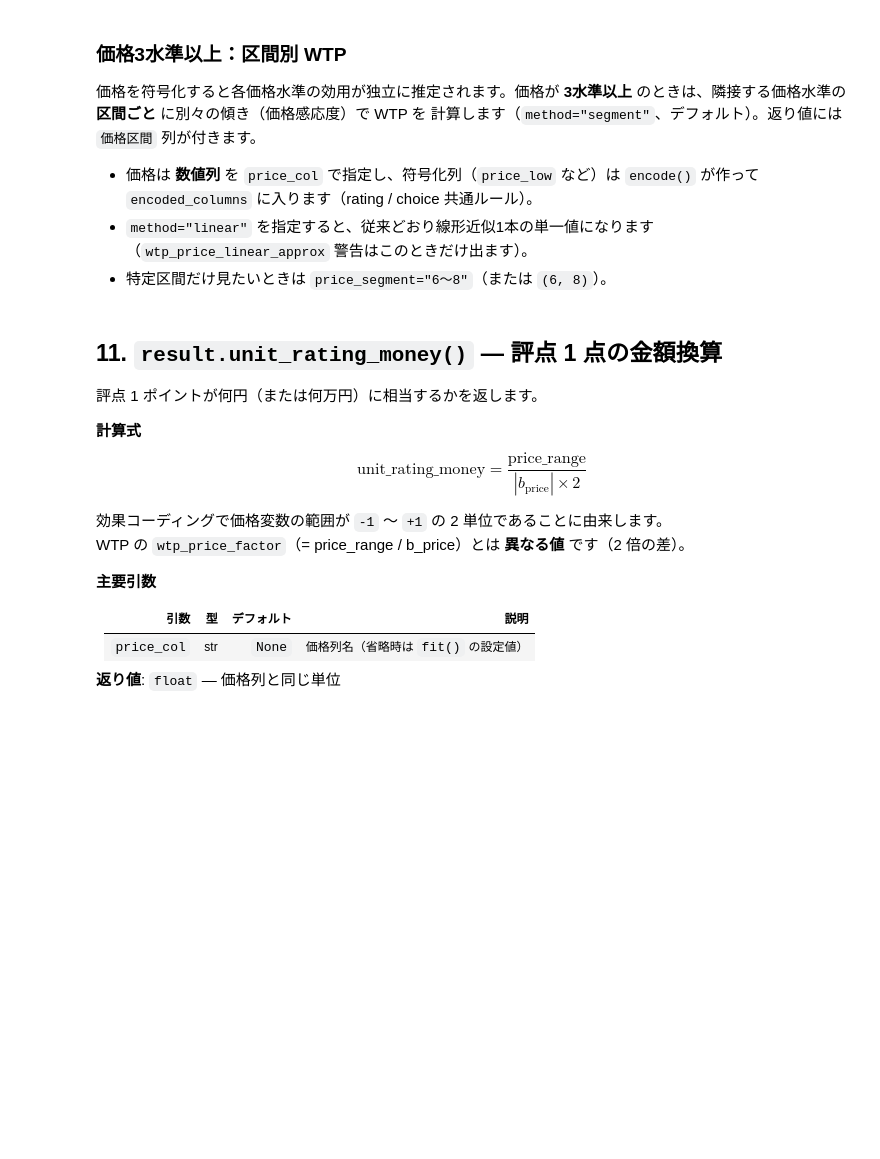
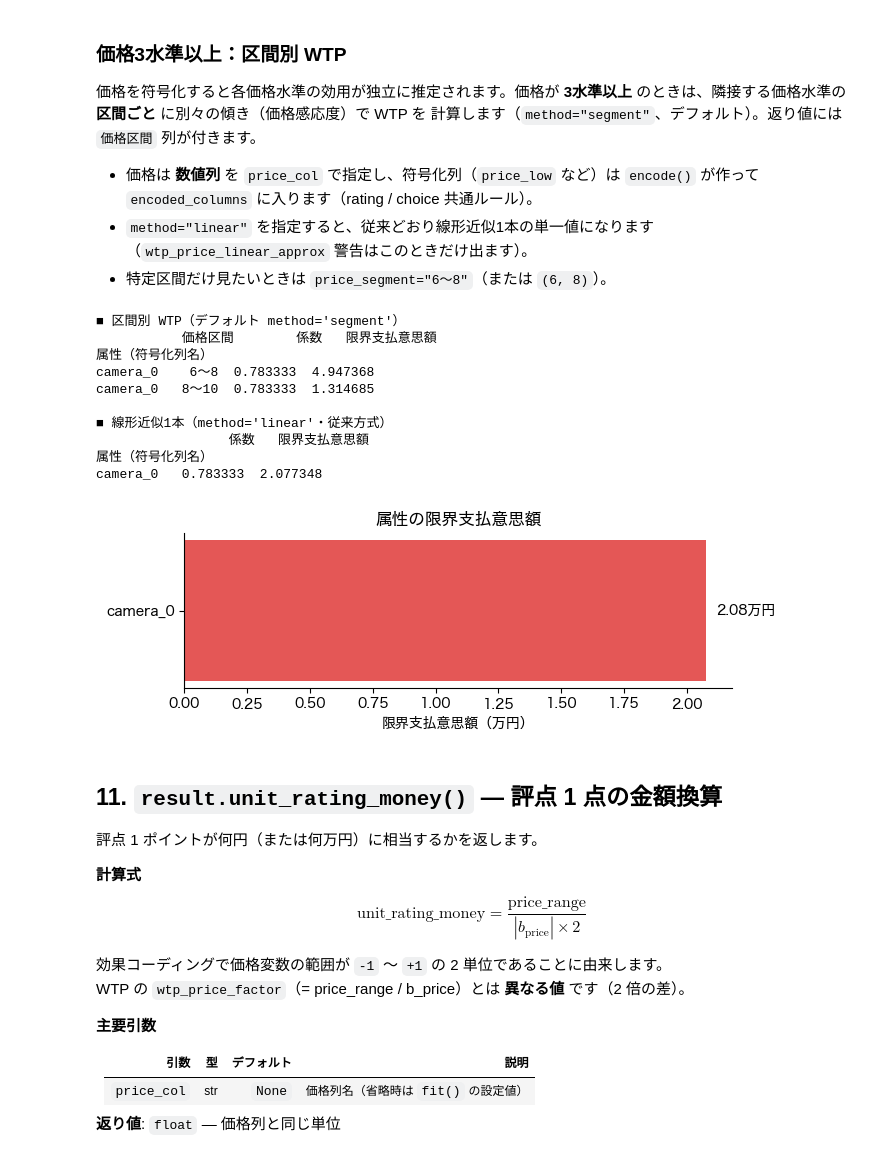
Before and after one commit to Py4Conjoint/py4conjoint, a Jupyter notebook: examples/overview.ipynb, the cells around one changed output. Drawn from its saved outputs; the diff is of its cells as text; code cells hidden in the pictures; blank space fills up the shorter version.

```diff
--- a/examples/overview.ipynb
+++ b/examples/overview.ipynb
@@ -689,27 +689,43 @@ camera_0   0.325000  0.760976
 # %%
 # --- 価格3水準での区間別 WTP ----------------------------------------
 # 価格は「数値列」を price_col で指定し、符号化列（price_low など）は
 # encode() が作って encoded_columns に入れる（rating / choice 共通ルール）。
 rng3 = np.random.default_rng(0)
 rows3 = []
 for r in range(1, 31):
     for price in [6, 8, 10]:
         for cam in ["標準", "高性能"]:
             u = 4.0 + {6: 1.5, 8: 1.0, 10: -1.5}[price]   # 8→10 で急に下がる
             u += 0.8 if cam == "高性能" else -0.8
             u += rng3.normal(0, 0.3)
             rows3.append({"回答者ID": r, "rating": int(np.clip(round(u), 1, 7)),
                           "price": price, "camera": cam})
 df3 = pd.DataFrame(rows3)
 
 coded3 = pcr.encode(df3, reference_levels={"price": 10, "camera": "標準"},
                     suffix_map={"price": ["low", "mid"]})
 res3 = pcr.fit(coded3, price_col="price")    # price_col には「数値列名」を渡す
 
 print("■ 区間別 WTP（デフォルト method='segment'）")
 print(res3.wtp())
 print("\n■ 線形近似1本（method='linear'・従来方式）")
 print(res3.wtp(method="linear"))
+
+# 区間別 WTP をグループ化棒グラフで可視化
+# （横軸=属性、価格区間ごとに色分け。棒の高さは上の表と必ず一致する）
+ax = res3.plot_wtp(price_unit="万円")
+# %% [output]
+■ 区間別 WTP（デフォルト method='segment'）
+           価格区間        係数   限界支払意思額
+属性（符号化列名）
+camera_0    6〜8  0.783333  4.947368
+camera_0   8〜10  0.783333  1.314685
+
+■ 線形近似1本（method='linear'・従来方式）
+                 係数   限界支払意思額
+属性（符号化列名）
+camera_0   0.783333  2.077348
+[figure, added]
 # %% [markdown]
 ## 11. `result.unit_rating_money()` — 評点 1 点の金額換算
 
```
Also changed, not shown: parts of 7 cells of this notebook, 5 other files.
